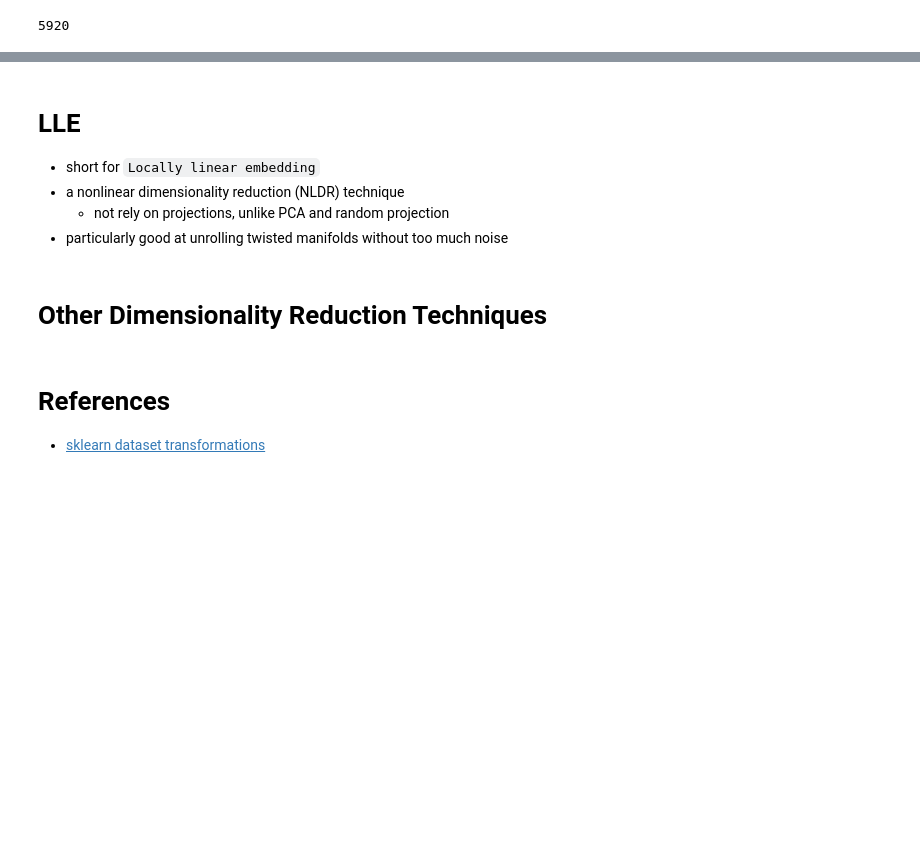
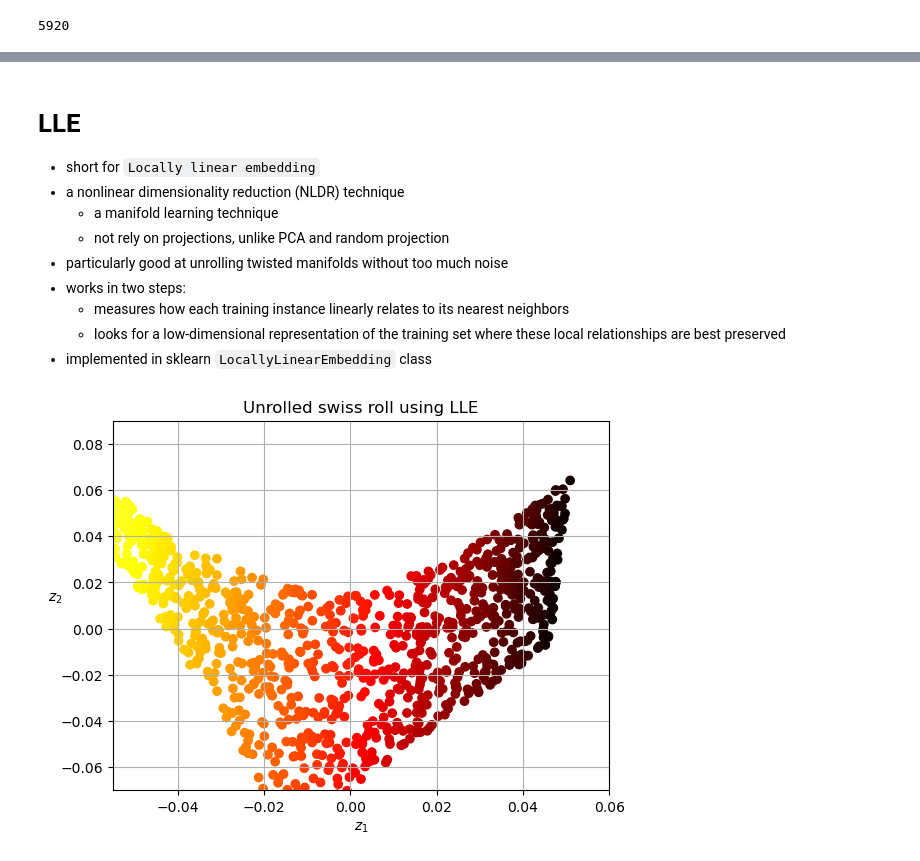
Before and after one commit to ufidon/ml, a Jupyter notebook: mod4/dr.ipynb, the cells around one changed output, grey strips where cells are left out. Saved outputs shown, nothing was run; the diff lists cells and outputs as text; code cells hidden in the pictures; blank space fills up the shorter version.

```diff
--- a/mod4/dr.ipynb
+++ b/mod4/dr.ipynb
@@ -743,11 +812,40 @@ SparseRandomProjection transform
 # LLE
 - short for `Locally linear embedding`
 - a nonlinear dimensionality reduction (NLDR) technique
+  - a manifold learning technique
   - not rely on projections, unlike PCA and random projection
 - particularly good at unrolling twisted manifolds without too much noise
+- works in two steps:
+  - measures how each training instance linearly relates to its nearest neighbors
+  - looks for a low-dimensional representation of the training set where these local relationships are best preserved
+- implemented in sklearn `LocallyLinearEmbedding` class
-# %% [markdown]
-
-# Other Dimensionality Reduction Techniques
-# %% [markdown]
-# References
-- [sklearn dataset transformations](https://scikit-learn.org/stable/data_transforms.html)
+# %%
+# 1. unroll a Swiss roll with `LocallyLinearEmbedding
+# The variable t is a 1D NumPy array containing
+# the position of each instance along the rolled axis of the Swiss roll.
+# it can be used as a target for a nonlinear regression task
+
+from sklearn.manifold import LocallyLinearEmbedding
+
+X_swiss, t = make_swiss_roll(n_samples=1000, noise=0.2, random_state=42)
+lle = LocallyLinearEmbedding(n_components=2, n_neighbors=10, random_state=42)
+X_unrolled = lle.fit_transform(X_swiss)
+# %%
+# 1.1 visualize the unrolled Swiss roll
+# the Swiss roll is completely unrolled,
+# and the distances between instances are locally well preserved
+
+# However, distances are not preserved on a larger scale:
+# the unrolled Swiss roll should be a rectangle,
+# not this kind of stretched and twisted band
+
+fig9, ax9 = plt.subplots()
+ax9.scatter(X_unrolled[:, 0], X_unrolled[:, 1],
+            c=t, cmap=darker_hot)
+ax9.set_xlabel("$z_1$")
+ax9.set_ylabel("$z_2$", rotation=0)
+ax9.axis([-0.055, 0.060, -0.070, 0.090])
+ax9.grid(True)
+ax9.set_title("Unrolled swiss roll using LLE");
+# %% [output]
+[figure, added]
```
Also changed, not shown: parts of 22 cells of this notebook.
